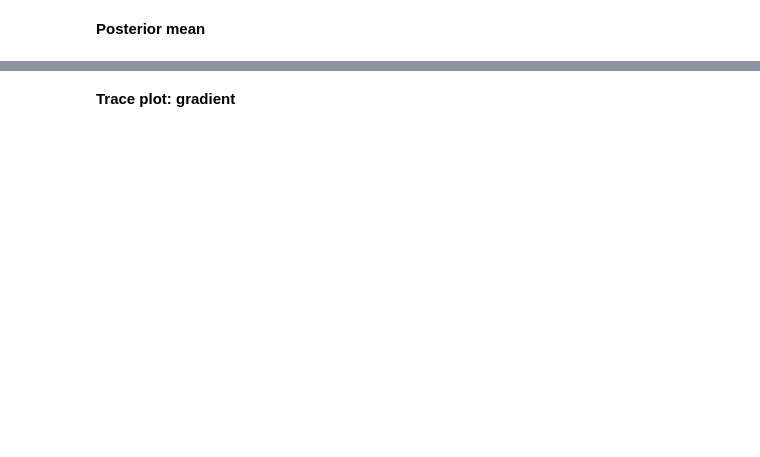
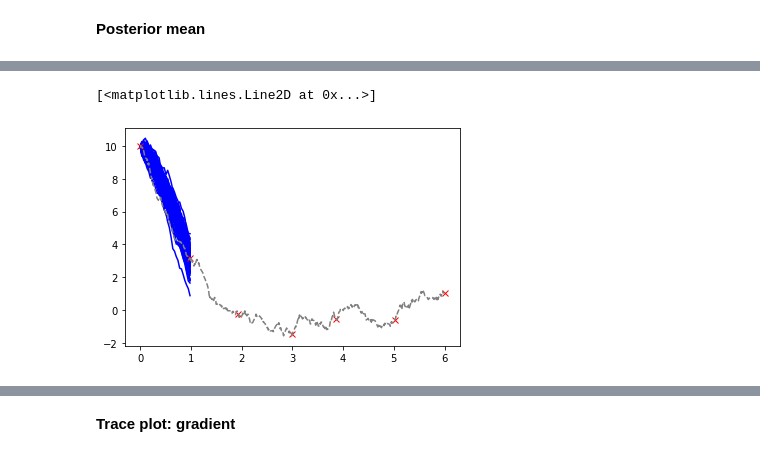
Before and after one commit to thysics/VI_SDE, a Jupyter notebook: VI_Time-OU_vectorised.ipynb, the cells around one changed output, grey strips where cells are left out. Drawn from its saved outputs; the diff is of its cells as text; code cells hidden in the pictures; blank space fills up the shorter version.

Commit message:
completed: a one-step VI with time-dependent OU with vectorised code

```diff
--- a/VI_Time-OU_vectorised.ipynb
+++ b/VI_Time-OU_vectorised.ipynb
@@ -265,8 +266,8 @@ class ELBO:
         z0 = self.ou.z0
 
         z1 = self.ou.trj[:, -1].reshape(D, 1)
-        t0 = torch.tensor(self.ou.t0).repeat(D, 1)
-        t1 = torch.tensor(self.ou.t1).repeat(D, 1)
+        t0 = self.ou.t0.clone().detach().repeat(D, 1)
+        t1 = self.ou.t1.clone().detach().repeat(D, 1)
 
         # Obtain the rest
         def A(s, u):
@@ -283,4 +284,4 @@ class ELBO:
         def log_pdf(obs, z):
             return ss.norm.logpdf(obs, loc=z, scale=.001)
 
-        return log_pdf(obs, self.ou.trj[:, -1].reshape(-1, 1))
+        return torch.from_numpy(log_pdf(obs, self.ou.trj[:, -1].reshape(-1, 1)))
@@ -435,6 +589,9 @@ plt.show()
 # %%
-for i in range(50):
-    posterior = tOU(t0 = obs_time[0], t1 = obs_time[1], z0 = obs[0], m0 = obs[0], alpha = alpha_, beta = beta_, sigma = 1, r = r_, dN = 30)
-    plt.plot(posterior.pts, posterior.trj, 'b')
-    plt.plot(obs_time, obs, 'rx')
+S = 100
+posterior = tOU_vector(t0 = obs_time[0], t1 = obs_time[1], z0 = m0[0].repeat(S, 1), m0 = m0[0].repeat(S, 1), alpha = alpha_, beta = beta_, sigma = 1, r = r_, D = S, dN = 30, timegrid='True')
+plt.plot(posterior.pts.T, posterior.trj.T, 'b')
+plt.plot(obs_time, obs, 'rx')
 plt.plot(true_sde.pts,true_sde.trj, 'grey', linestyle='dashed')
+# %% [output]
+[<matplotlib.lines.Line2D at 0x...>]
+[figure, added]
```
Also changed, not shown: parts of 18 cells of this notebook.
